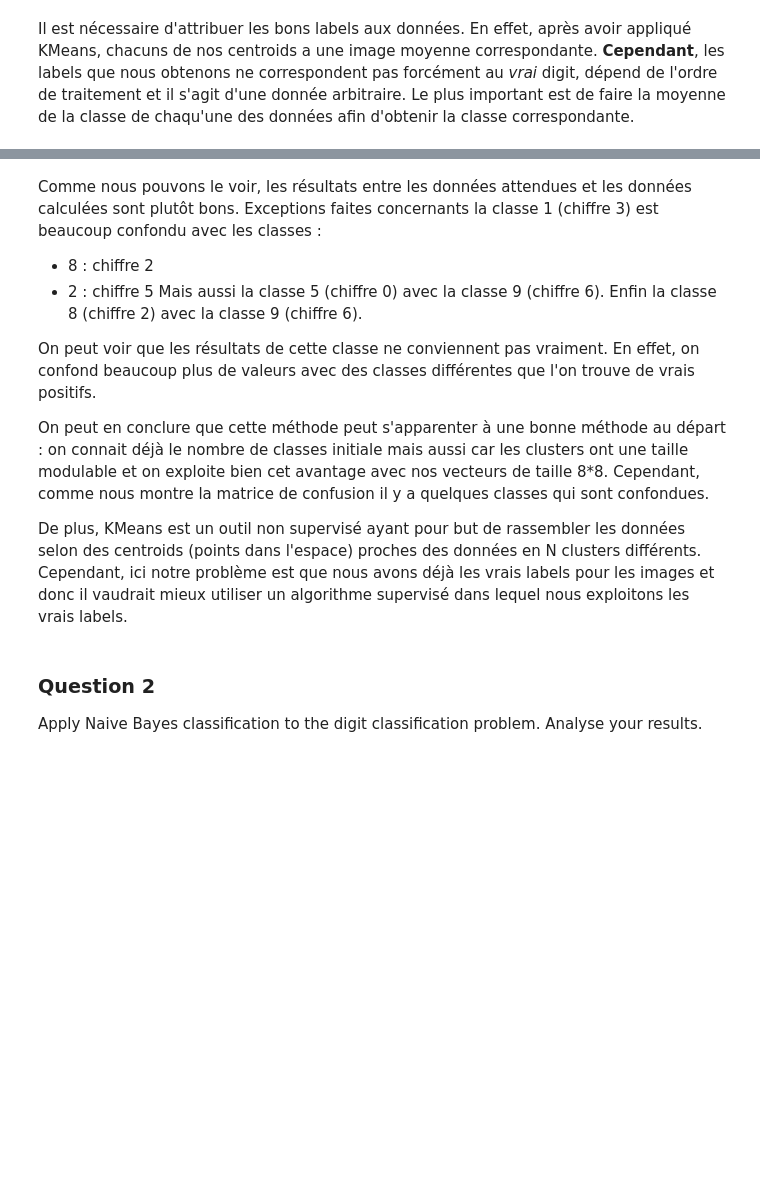
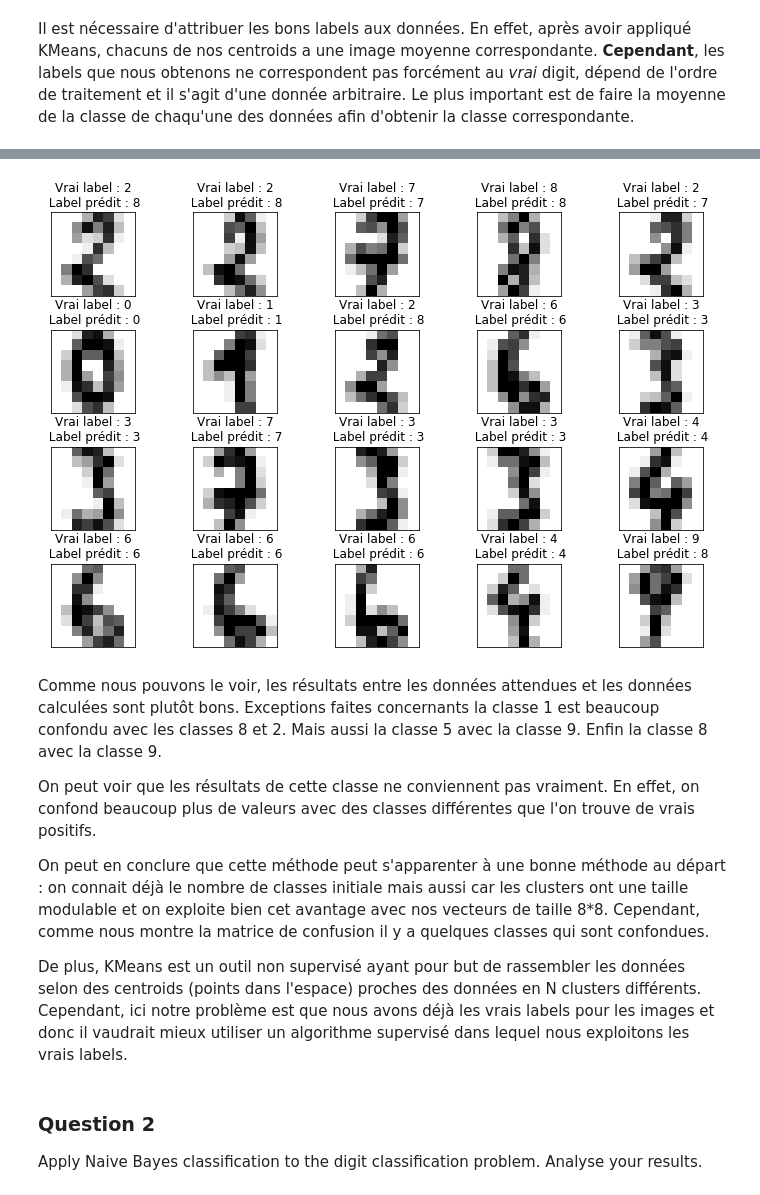
Before and after one commit to JohanChataigne/handwritten_digits_recognition, a Jupyter notebook: Assignment1.ipynb, the cells around one changed output, grey strips where cells are left out. Cells and saved outputs as stored; diff of their text form; code cells hidden in the pictures; blank space fills up the shorter version.

Commit message:
SVM/NB/KMeans working need to comment and do other methods

```diff
--- a/Assignment1.ipynb
+++ b/Assignment1.ipynb
@@ -109,8 +126,18 @@ print(clustering.inertia_)
+# %%
+# Plot the centroids returned by KMeans
+fig, ax = plt.subplots(4, 5, figsize=(12,8))
+plt.subplots_adjust(wspace=0.4, hspace=0.4)
+i=50
+for axi in ax.flat:
+    axi.set(xticks=[], yticks=[])
+    axi.set_title("Vrai label : %d\n Label prédit : %d"%(Y[i],true_labels[i]))
+    axi.imshow(np.reshape(X[i],image_shape), interpolation='nearest', cmap=plt.cm.binary)
+    i+=1
+# %% [output]
+[figure, added]
 # %% [markdown]
-Comme nous pouvons le voir, les résultats entre les données attendues et les données calculées sont plutôt bons. Exceptions faites concernants la classe 1 (chiffre 3) est beaucoup confondu avec les classes :
-* 8 : chiffre 2
-* 2 : chiffre 5
-Mais aussi la classe 5 (chiffre 0) avec la classe 9 (chiffre 6). Enfin la classe 8 (chiffre 2) avec la classe 9 (chiffre 6).
+Comme nous pouvons le voir, les résultats entre les données attendues et les données calculées sont plutôt bons. Exceptions faites concernants la classe 1 est beaucoup confondu avec les classes 8 et 2.
+Mais aussi la classe 5 avec la classe 9. Enfin la classe 8 avec la classe 9.
 
 On peut voir que les résultats de cette classe ne conviennent pas vraiment. En effet, on confond beaucoup plus de valeurs avec des classes différentes que l'on trouve de vrais positifs.
 
```
Also changed, not shown: parts of 10 cells of this notebook.
